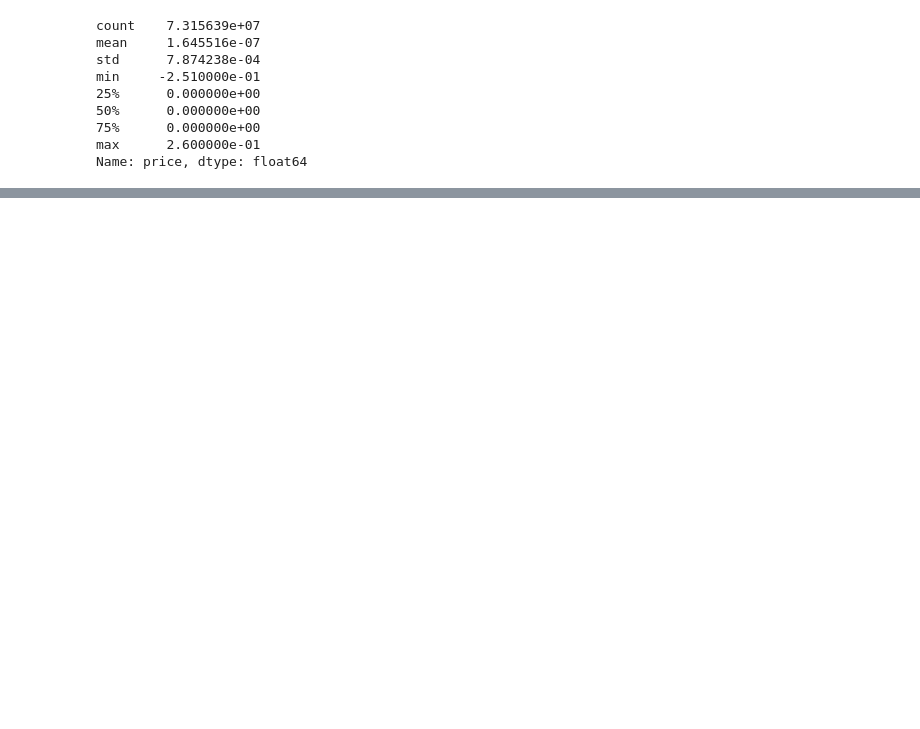
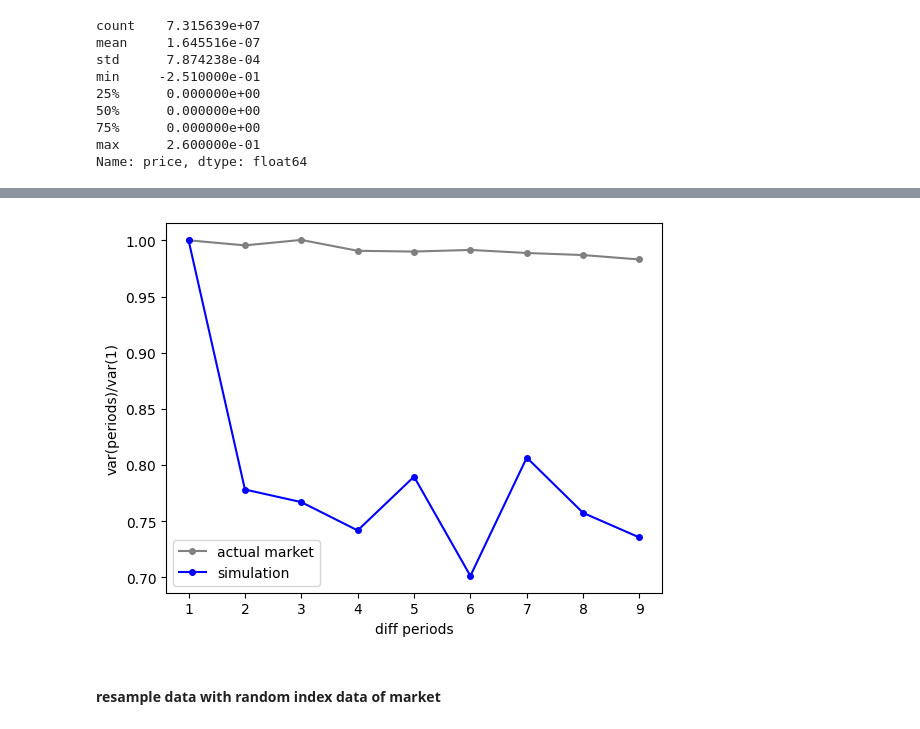
Before and after one commit to Naradice/stocknet_study, a Jupyter notebook: FeatureEngineering/DataArgument.ipynb, the cells around one changed output, grey strips where cells are left out. Cells and saved outputs as stored; diff of their text form; code cells hidden in the pictures; blank space fills up the shorter version.

```diff
--- a/FeatureEngineering/DataArgument.ipynb
+++ b/FeatureEngineering/DataArgument.ipynb
@@ -334,0 +437,29 @@ ohlc_token_sample.head()
+# %%
+def diffusion(price_srs, n):
+    if isinstance(price_srs, pd.Series):
+        diff = price_srs.diff(periods=n).dropna()
+        return diff.var()
+    else:
+        diff = (price_srs[:-n] - price_srs[n:])
+        p_mean = (diff ** 2).mean()
+        mean_p = (diff.mean()) ** 2
+        return p_mean - mean_p
+# %%
+periods = [i for i in range(1, 10)]
+var_diffusions = np.array([diffusion(ohlc_min_src.close, period) for period in periods])
+std_diffusions = np.sqrt(var_diffusions)
+# %%
+sim_var_diffusions = np.array([diffusion(ohlc_min_sim_src.price.close, period) for period in periods])
+sim_std_diffusions = np.sqrt(sim_var_diffusions)
+# %%
+# creating ohlc data with noise factor with uniforme distribution is not good
+plt.plot(periods, var_diffusions/var_diffusions[0], label="actual market", color="gray", linestyle="-", marker="o", markersize=4)
+plt.plot(periods, sim_var_diffusions/sim_var_diffusions[0], label="simulation", color="blue", linestyle="-", marker="o", markersize=4)
+# plt.yscale("log")
+# plt.xscale("log")
+plt.xlabel("diff periods")
+plt.ylabel("var(periods)/var(1)")
+plt.legend()
+plt.show()
+# %% [output]
+[figure, added]
@@ -334,0 +472,2 @@ ohlc_token_sample.head()
+# %% [markdown]
+#### resample data with random index data of market
```
Also changed, not shown: parts of 30 cells of this notebook.
